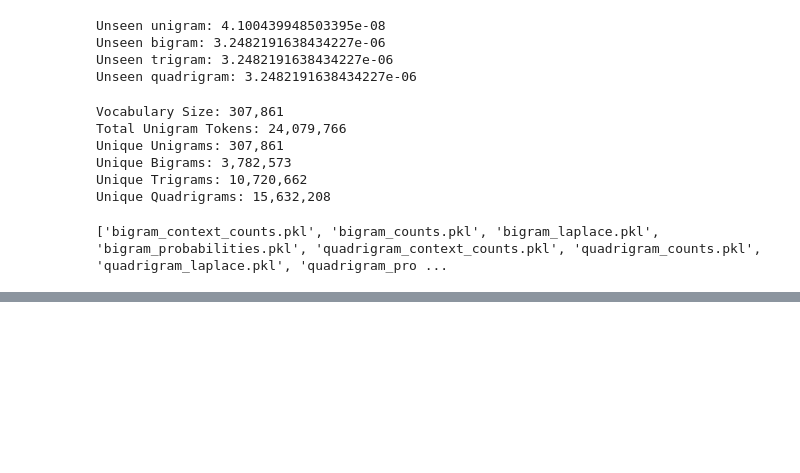
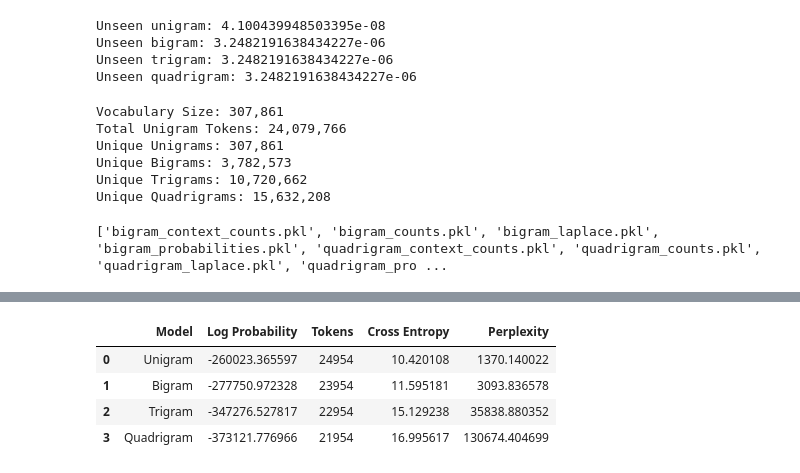
Before and after one commit to DevanshSurana7214/NLP, a Jupyter notebook: Assignment_4/4_1.ipynb, the cells around one changed output, grey strips where cells are left out. Cells and saved outputs as stored; diff of their text form; code cells hidden in the pictures; blank space fills up the shorter version.

```diff
--- a/Assignment_4/4_1.ipynb
+++ b/Assignment_4/4_1.ipynb
@@ -612,0 +698,41 @@ print(os.listdir("models"))
+# %%
+dev_results = pd.DataFrame({
+    "Model": [
+        "Unigram",
+        "Bigram",
+        "Trigram",
+        "Quadrigram"
+    ],
+    "Log Probability": [
+        dev_unigram[0],
+        dev_bigram[0],
+        dev_trigram[0],
+        dev_quadrigram[0]
+    ],
+    "Tokens": [
+        dev_unigram[1],
+        dev_bigram[1],
+        dev_trigram[1],
+        dev_quadrigram[1]
+    ],
+    "Cross Entropy": [
+        dev_unigram[2],
+        dev_bigram[2],
+        dev_trigram[2],
+        dev_quadrigram[2]
+    ],
+    "Perplexity": [
+        dev_unigram[3],
+        dev_bigram[3],
+        dev_trigram[3],
+        dev_quadrigram[3]
+    ]
+})
+
+dev_results
+# %% [output]
+|  | Model | Log Probability | Tokens | Cross Entropy | Perplexity |
+| 0 | Unigram | -260023.365597 | 24954 | 10.420108 | 1370.140022 |
+| 1 | Bigram | -277750.972328 | 23954 | 11.595181 | 3093.836578 |
+| 2 | Trigram | -347276.527817 | 22954 | 15.129238 | 35838.880352 |
+| 3 | Quadrigram | -373121.776966 | 21954 | 16.995617 | 130674.404699 |
```
Also changed, not shown: parts of 16 cells of this notebook, 1 other file.
